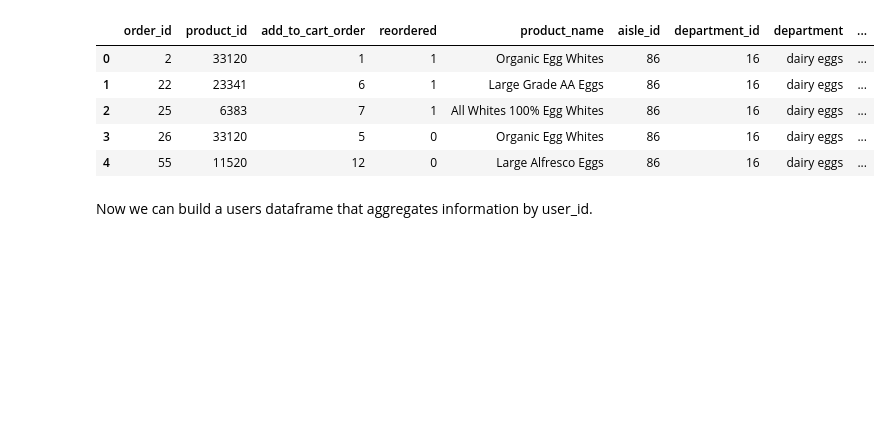
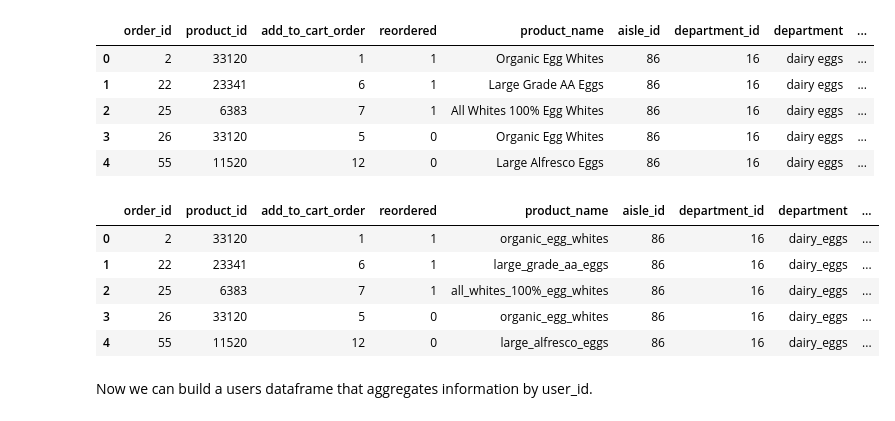
Before and after one commit to jsenft/instacart, a Jupyter notebook: Instacart-EDA-jjs.ipynb, the cells around one changed output. Saved outputs shown, nothing was run; the diff lists cells and outputs as text; code cells hidden in the pictures; blank space fills up the shorter version.

```diff
--- a/Instacart-EDA-jjs.ipynb
+++ b/Instacart-EDA-jjs.ipynb
@@ -304,6 +313,19 @@ merge_prior[:5]
 | 2 | 25 | 6383 | 7 | 1 | All Whites 100% Egg Whites | 86 | 16 | dairy eggs | ... |
 | 3 | 26 | 33120 | 5 | 0 | Organic Egg Whites | 86 | 16 | dairy eggs | ... |
 | 4 | 55 | 11520 | 12 | 0 | Large Alfresco Eggs | 86 | 16 | dairy eggs | ... |
+# %%
+# replace spaces in product_name, department, and aisle with underscore, and make all lower case
+merge_prior.product_name = merge_prior.product_name.str.replace(' ', '_').str.lower()
+merge_prior.department = merge_prior.department.str.replace(' ', '_').str.lower()
+merge_prior.aisle = merge_prior.aisle.str.replace(' ', '_').str.lower()
+merge_prior[:5]
+# %% [output]
+|  | order_id | product_id | add_to_cart_order | reordered | product_name | aisle_id | department_id | department | ... |
+| 0 | 2 | 33120 | 1 | 1 | organic_egg_whites | 86 | 16 | dairy_eggs | ... |
+| 1 | 22 | 23341 | 6 | 1 | large_grade_aa_eggs | 86 | 16 | dairy_eggs | ... |
+| 2 | 25 | 6383 | 7 | 1 | all_whites_100%_egg_whites | 86 | 16 | dairy_eggs | ... |
+| 3 | 26 | 33120 | 5 | 0 | organic_egg_whites | 86 | 16 | dairy_eggs | ... |
+| 4 | 55 | 11520 | 12 | 0 | large_alfresco_eggs | 86 | 16 | dairy_eggs | ... |
 # %% [markdown]
 Now we can build a users dataframe that aggregates information by user_id.
 # %%
```
Also changed, not shown: parts of 9 cells of this notebook.
